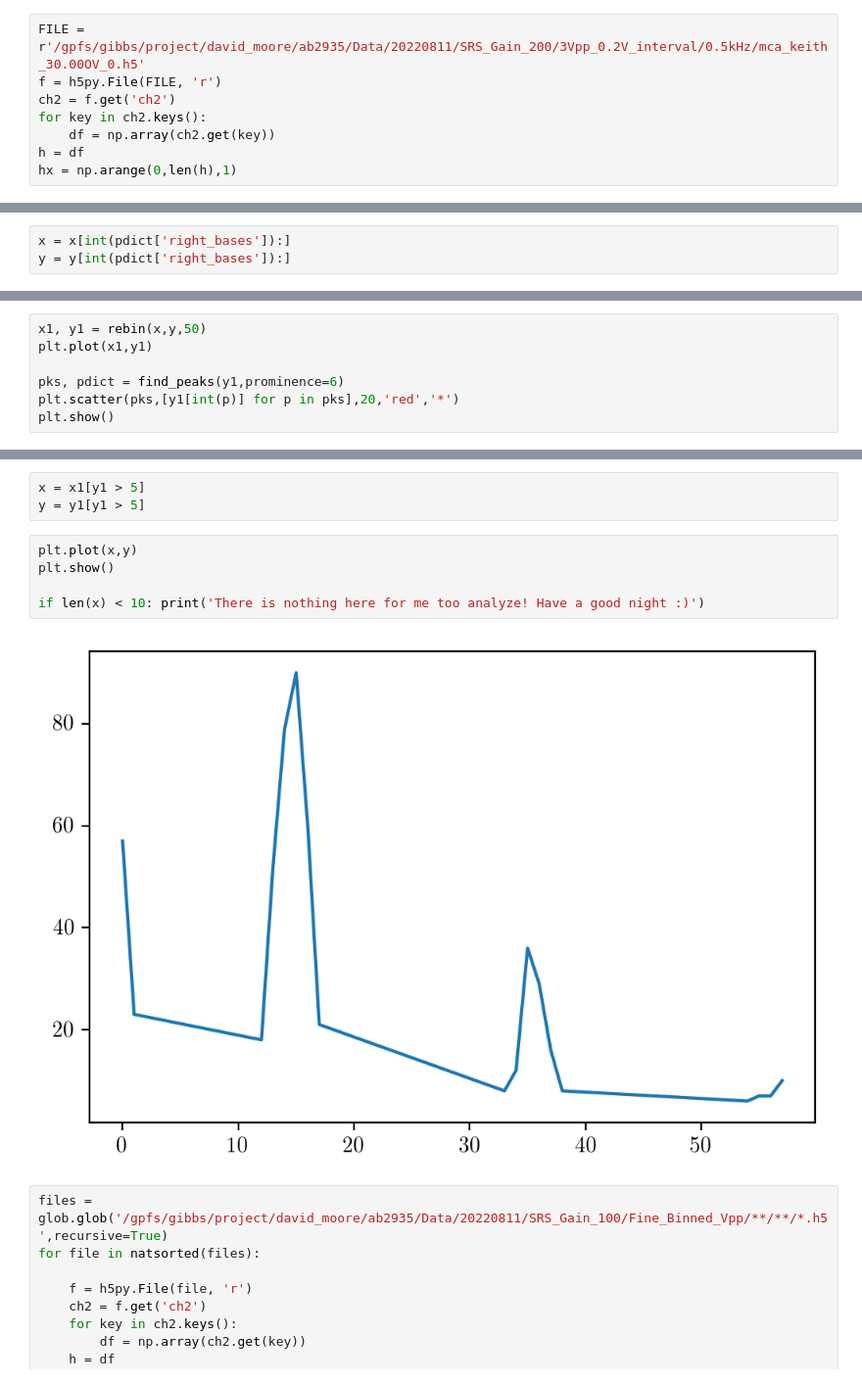
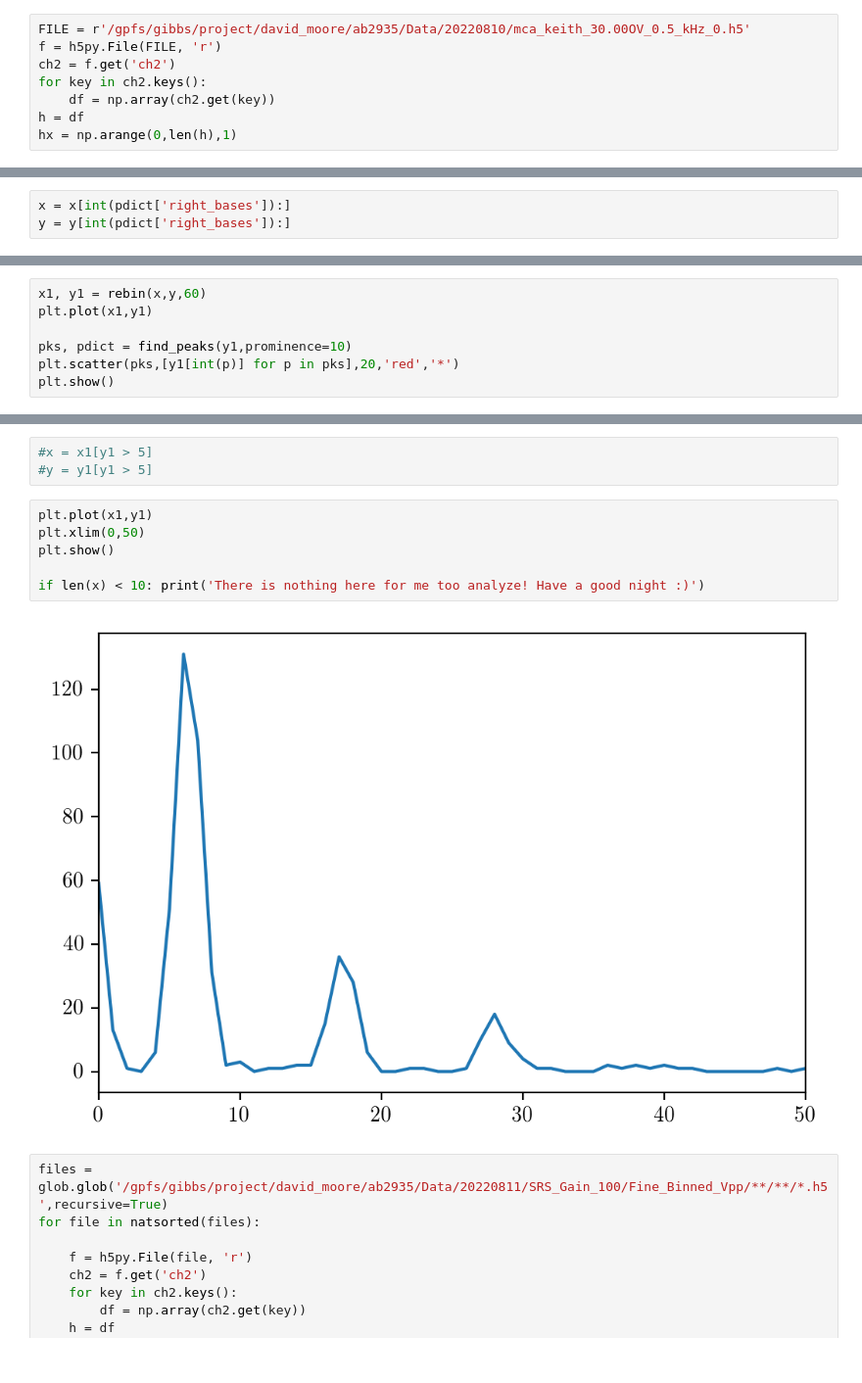
Before and after one commit to Moore-Lab/purity-monitor, a Jupyter notebook: Jupyter/Log/2022-08-11.ipynb, the cells around one changed output, grey strips where cells are left out. Shown at 98% size. Cells and saved outputs as stored; diff of their text form.

```diff
--- a/Jupyter/Log/2022-08-11.ipynb
+++ b/Jupyter/Log/2022-08-11.ipynb
@@ -14,7 +14,7 @@ import matplotlib as mpl
 import matplotlib.pyplot as plt
 mpl.rcParams['figure.dpi']= 100
 # %%
-FILE = r'/gpfs/gibbs/project/david_moore/ab2935/Data/20220811/SRS_Gain_200/3Vpp_0.2V_interval/0.5kHz/mca_keith_30.00OV_0.h5'
+FILE = r'/gpfs/gibbs/project/david_moore/ab2935/Data/20220810/mca_keith_30.00OV_0.5_kHz_0.h5'
 f = h5py.File(FILE, 'r')
 ch2 = f.get('ch2')
 for key in ch2.keys():
@@ -72,8 +72,8 @@ plt.show()
 # %%
-x1, y1 = rebin(x,y,50)
+x1, y1 = rebin(x,y,60)
 plt.plot(x1,y1)
 
-pks, pdict = find_peaks(y1,prominence=6)
+pks, pdict = find_peaks(y1,prominence=10)
 plt.scatter(pks,[y1[int(p)] for p in pks],20,'red','*')
 plt.show()
 # %% [output]
@@ -81,13 +81,14 @@ plt.show()
 # %%
-x = x1[y1 > 5]
-y = y1[y1 > 5]
+#x = x1[y1 > 5]
+#y = y1[y1 > 5]
 # %%
-plt.plot(x,y)
+plt.plot(x1,y1)
+plt.xlim(0,50)
 plt.show()
 
 if len(x) < 10: print('There is nothing here for me too analyze! Have a good night :)')
 # %% [output]
-[figure, old version]
+[figure, new version]
 # %%
 files = glob.glob('/gpfs/gibbs/project/david_moore/ab2935/Data/20220811/SRS_Gain_100/Fine_Binned_Vpp/**/**/*.h5',recursive=True)
 for file in natsorted(files):
```
Also changed, not shown: parts of 4 cells of this notebook, 2 other files.
